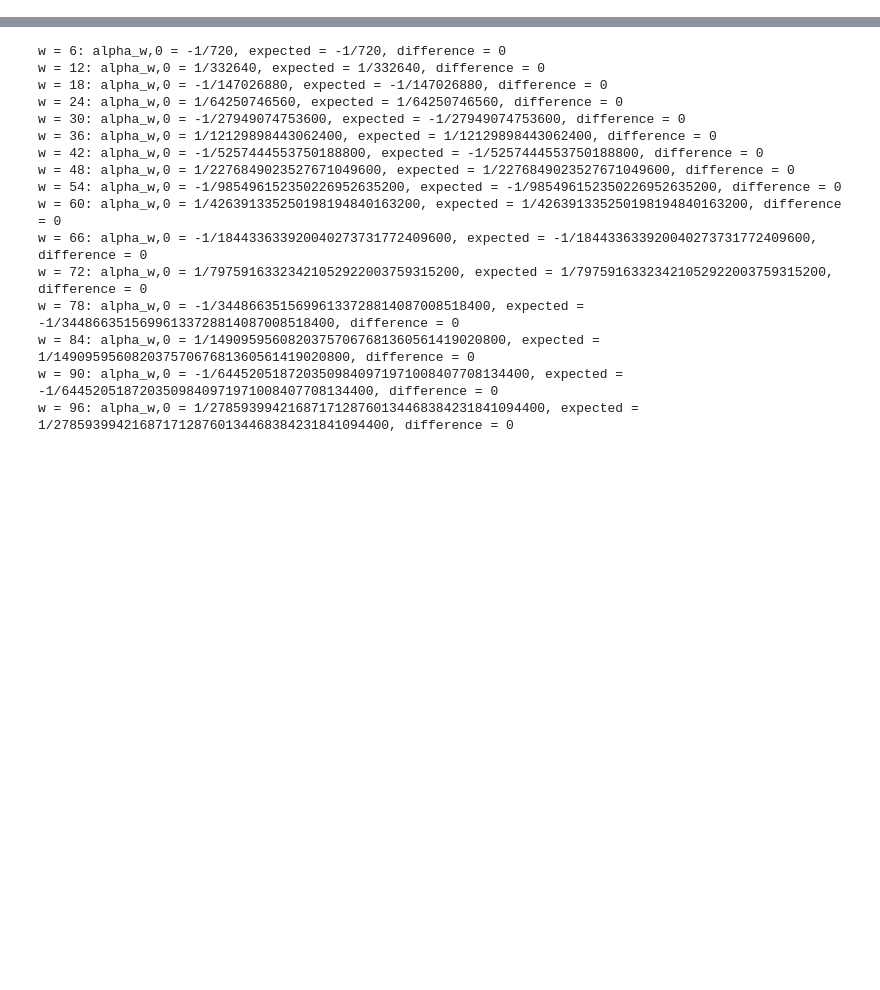
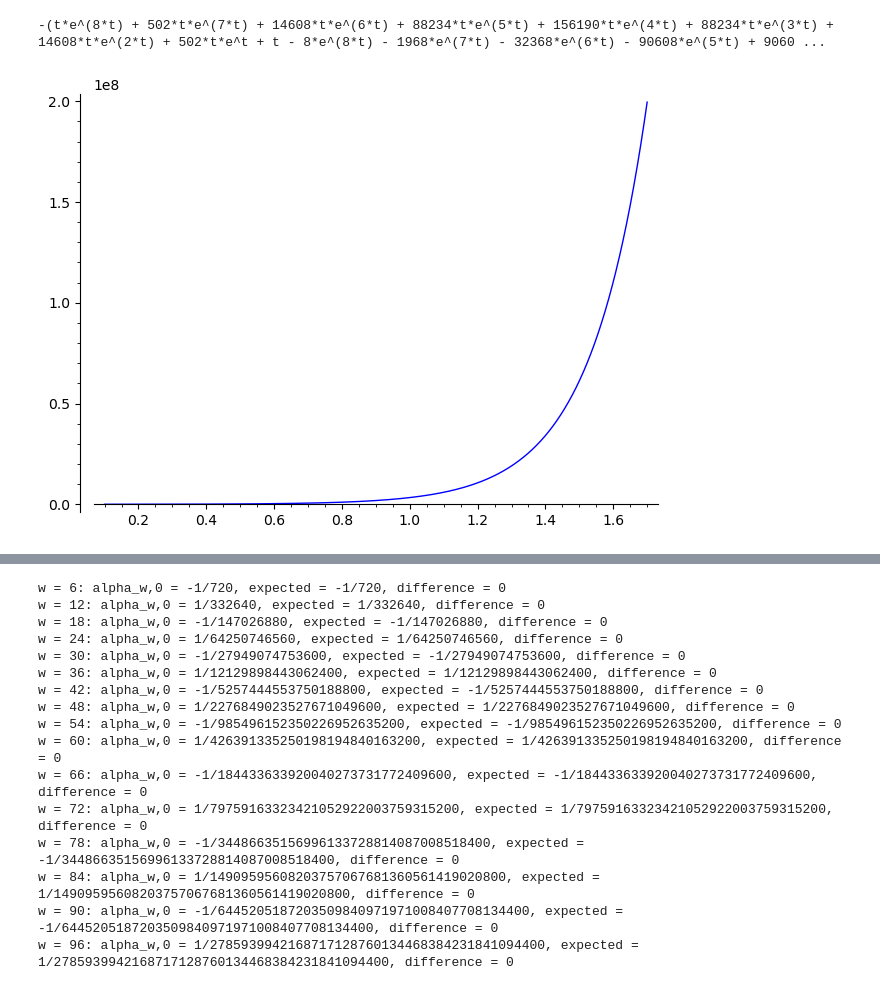
Before and after one commit to seewoo5/posqmf, a Jupyter notebook: polymod.ipynb, the cells around one changed output, grey strips where cells are left out. Cells and saved outputs as stored; diff of their text form; code cells hidden in the pictures; blank space fills up the shorter version.

```diff
--- a/polymod.ipynb
+++ b/polymod.ipynb
@@ -1,2 +1,13 @@
 # %%
 from posqmf import *
+# %%
+def Sk(k):
+    """
+    S_k(t) = \sum_{n=1}^{\infty} n^k e^(-nt).
+    Compute by using the recurrence relation, S_{k+1}(t) = -d/dt S_k(t).
+    S_0(t) = 1/(1 - e^(-t)).
+    """
+    if k == 0:
+        return 1/(1 - exp(-t))
+    else:
+        return -diff(Sk(k-1), t)
@@ -2,0 +28,10 @@ from posqmf import *
+# %%
+f8 = t^8 * Sk(8)
+df8 = diff(f8, t)
+print(df8.simplify_full().factor())
+
+g8 = t*e^(8*t) + 502*t*e^(7*t) + 14608*t*e^(6*t) + 88234*t*e^(5*t) + 156190*t*e^(4*t) + 88234*t*e^(3*t) + 14608*t*e^(2*t) + 502*t*e^t + t - 8*e^(8*t) - 1968*e^(7*t) - 32368*e^(6*t) - 90608*e^(5*t) + 90608*e^(3*t) + 32368*e^(2*t) + 1968*e^t + 8
+plot(g8, (t, 0.1, 1.7))
+# %% [output]
+-(t*e^(8*t) + 502*t*e^(7*t) + 14608*t*e^(6*t) + 88234*t*e^(5*t) + 156190*t*e^(4*t) + 88234*t*e^(3*t) + 14608*t*e^(2*t) + 502*t*e^t + t - 8*e^(8*t) - 1968*e^(7*t) - 32368*e^(6*t) - 90608*e^(5*t) + 9060 ...
+[figure, added]
```
Also changed, not shown: parts of 2 cells of this notebook.
